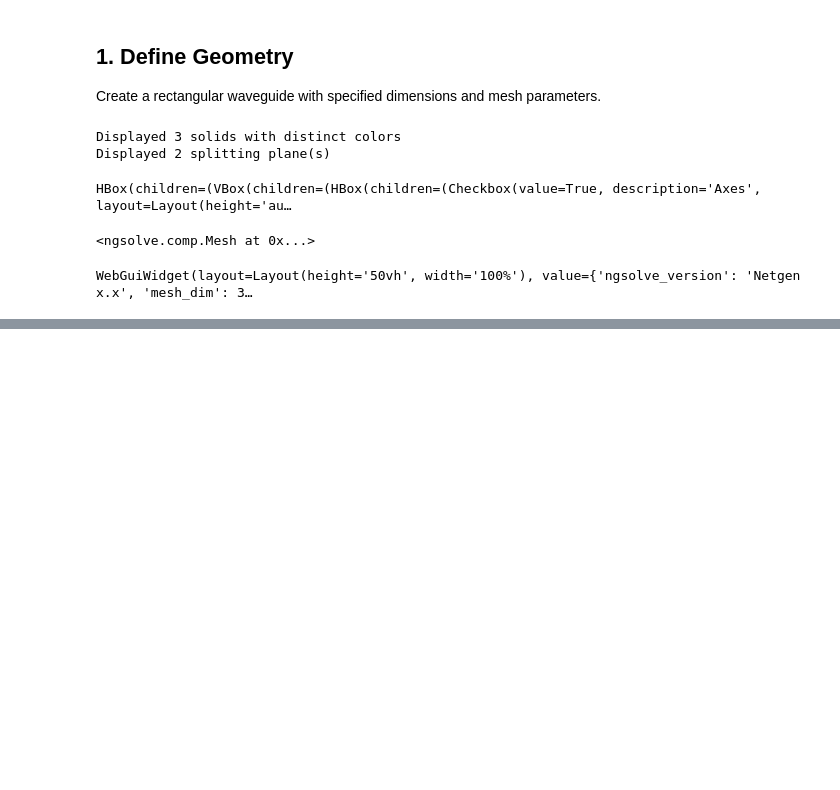
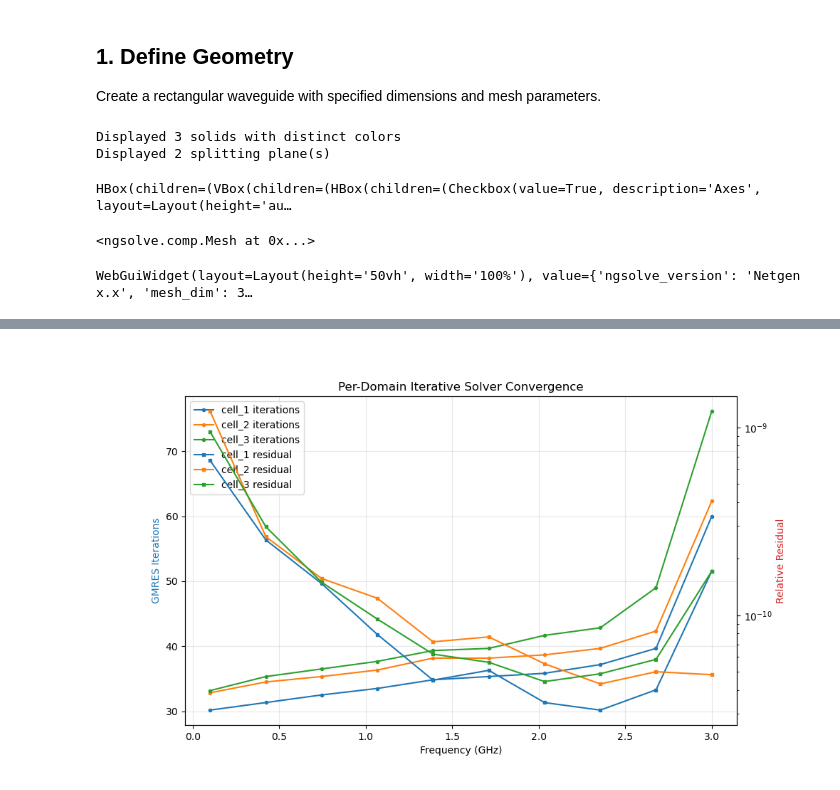
Before and after one commit to Dark-Elektron/cavsim3d, a Jupyter notebook: examples/rwg_step_split/rwg_step_split.ipynb, the cells around one changed output, grey strips where cells are left out. Cells and saved outputs as stored; diff of their text form; code cells hidden in the pictures; blank space fills up the shorter version.

```diff
--- a/examples/rwg_step_split/rwg_step_split.ipynb
+++ b/examples/rwg_step_split/rwg_step_split.ipynb
@@ -160,0 +203,5 @@ plt.show()
+# %%
+fds.foms.plot_residual()
+plt.show()
+# %% [output]
+[figure, added]
```
Also changed, not shown: parts of 6 cells of this notebook, 26 other files.
